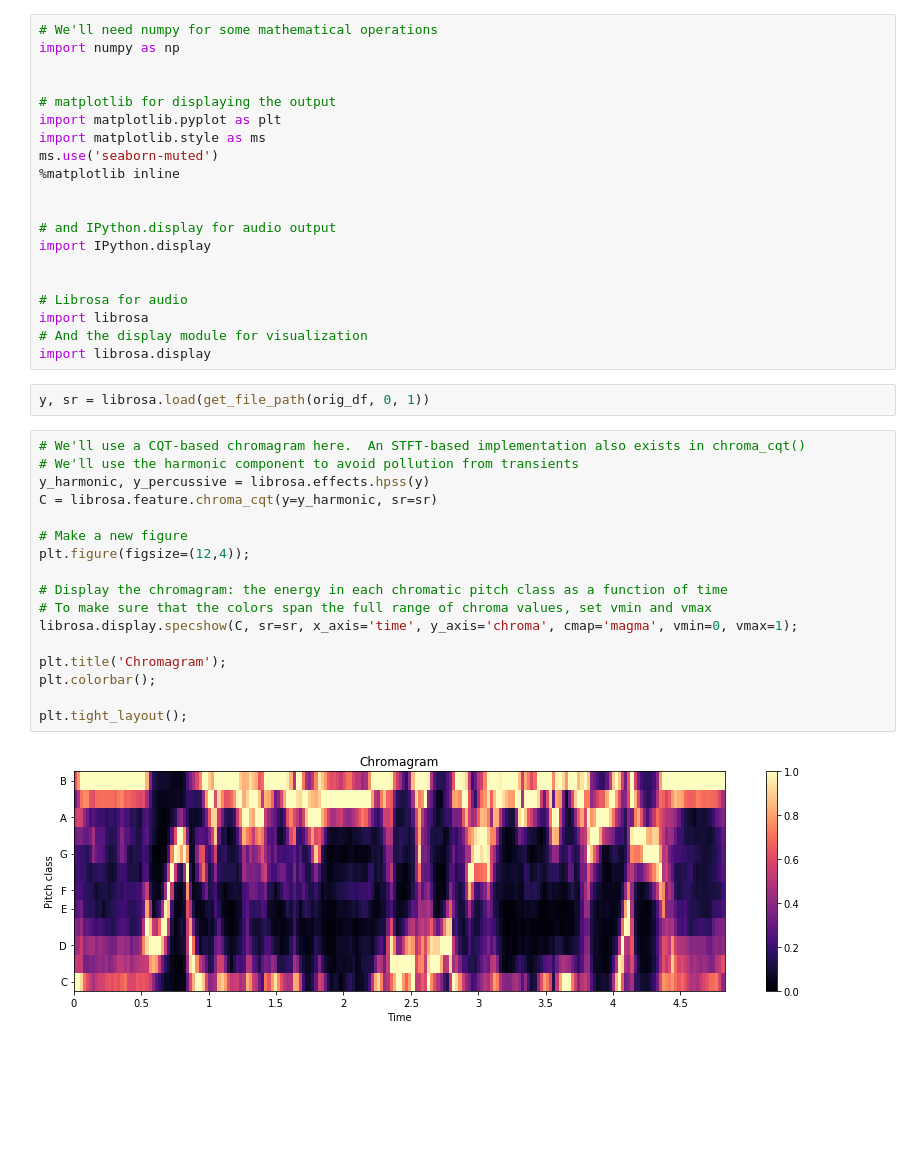
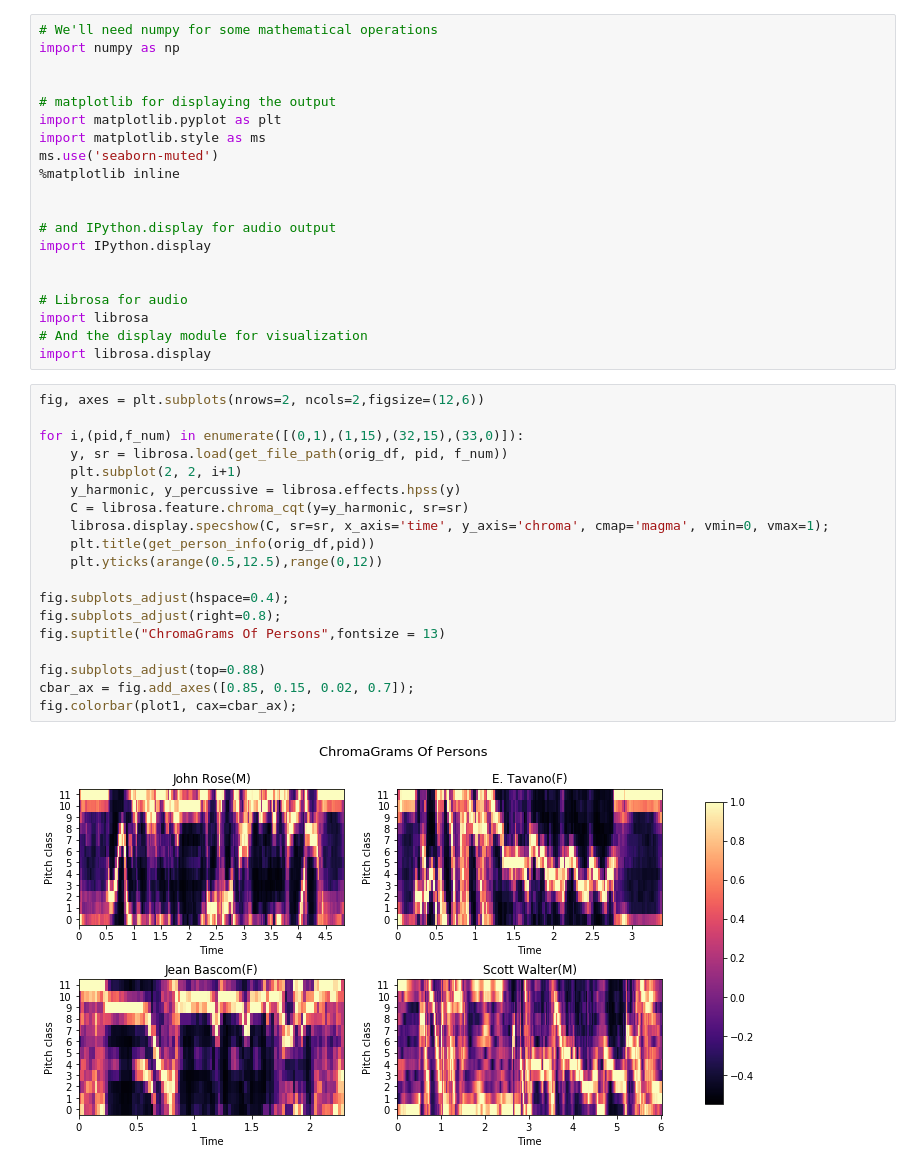
Before and after one commit to anshulshah96/Voice-Synthesizer, a Jupyter notebook: notebooks/plots/person_audio_plots.ipynb, the cells around one changed output. Cells and saved outputs as stored; diff of their text form; blank space fills up the shorter version.

```diff
--- a/notebooks/plots/person_audio_plots.ipynb
+++ b/notebooks/plots/person_audio_plots.ipynb
@@ -103,24 +104,24 @@ import IPython.display
 import librosa
 # And the display module for visualization
 import librosa.display
-# %%
-y, sr = librosa.load(get_file_path(orig_df, 0, 1))
-# %%
-# We'll use a CQT-based chromagram here.  An STFT-based implementation also exists in chroma_cqt()
-# We'll use the harmonic component to avoid pollution from transients
-y_harmonic, y_percussive = librosa.effects.hpss(y)
-C = librosa.feature.chroma_cqt(y=y_harmonic, sr=sr)
-
-# Make a new figure
-plt.figure(figsize=(12,4));
-
-# Display the chromagram: the energy in each chromatic pitch class as a function of time
-# To make sure that the colors span the full range of chroma values, set vmin and vmax
-librosa.display.specshow(C, sr=sr, x_axis='time', y_axis='chroma', cmap='magma', vmin=0, vmax=1);
-
-plt.title('Chromagram');
-plt.colorbar();
-
-plt.tight_layout();
-# %% [output]
-[figure, removed]
+# %%
+fig, axes = plt.subplots(nrows=2, ncols=2,figsize=(12,6))
+
+for i,(pid,f_num) in enumerate([(0,1),(1,15),(32,15),(33,0)]):
+    y, sr = librosa.load(get_file_path(orig_df, pid, f_num))
+    plt.subplot(2, 2, i+1)
+    y_harmonic, y_percussive = librosa.effects.hpss(y)
+    C = librosa.feature.chroma_cqt(y=y_harmonic, sr=sr)
+    librosa.display.specshow(C, sr=sr, x_axis='time', y_axis='chroma', cmap='magma', vmin=0, vmax=1);
+    plt.title(get_person_info(orig_df,pid))
+    plt.yticks(arange(0.5,12.5),range(0,12))
+
+fig.subplots_adjust(hspace=0.4);
+fig.subplots_adjust(right=0.8);
+fig.suptitle("ChromaGrams Of Persons",fontsize = 13)
+
+fig.subplots_adjust(top=0.88)
+cbar_ax = fig.add_axes([0.85, 0.15, 0.02, 0.7]);
+fig.colorbar(plot1, cax=cbar_ax);
+# %% [output]
+[figure, added]
```
Also changed, not shown: parts of 7 cells of this notebook, 13 other files.
